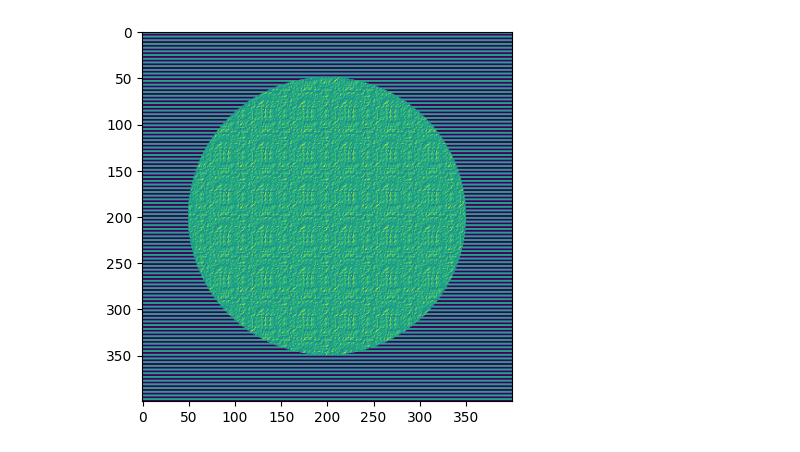
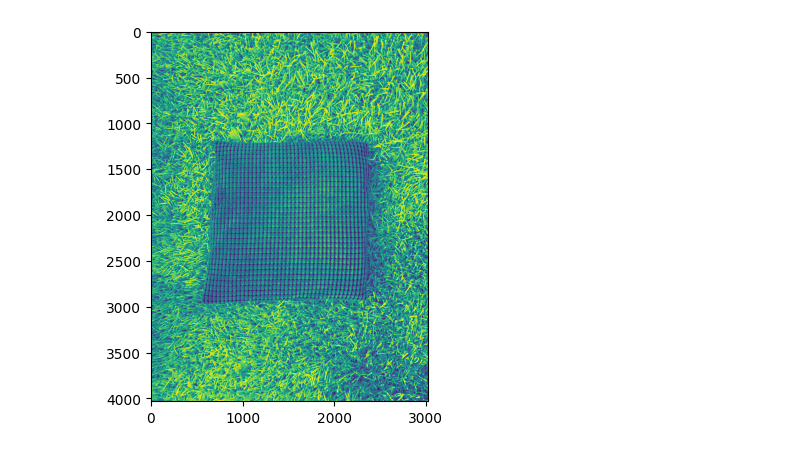
Before and after one commit to HuysArthur/texture-features-as-optimization-for-unsupervised-image-segmentation, a Jupyter notebook: wavelets.ipynb, the cells around one changed output. Drawn from its saved outputs; the diff is of its cells as text; code cells hidden in the pictures.

```diff
--- a/wavelets.ipynb
+++ b/wavelets.ipynb
@@ -5,12 +5,12 @@ import cv2
 import numpy as np
 from pywt._doc_utils import draw_2d_wp_basis, wavedec2_keys
 # %%
-image = cv2.imread("samples/textuur_cirkel.png")
+image = cv2.imread("samples/IMG_0425.jpg")
 # image = cv2.resize(image, (300,400))
 gray_image = cv2.cvtColor(image, cv2.COLOR_BGR2GRAY).astype(np.uint8)
 
 image_size = gray_image.shape
 plt.imshow(gray_image)
 plt.show()
 # %% [output]
-[figure, old version]
+[figure, new version]
```
Also changed, not shown: parts of 4 cells of this notebook, 1 other file.
